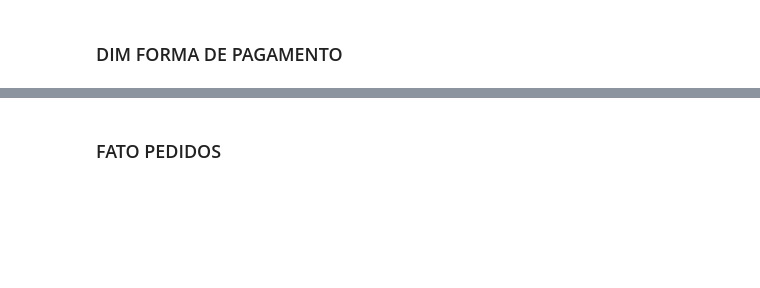
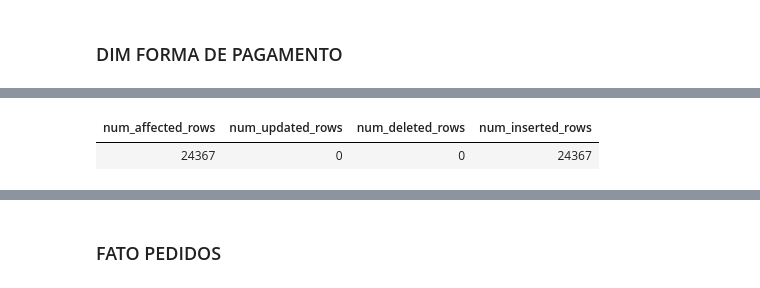
Before and after one commit to JoshuaFerreiraFaraco/trabalho_ed_jorge, a Jupyter notebook: scripts/Gold.ipynb, the cells around one changed output, grey strips where cells are left out. Drawn from its saved outputs; the diff is of its cells as text; code cells hidden in the pictures; blank space fills up the shorter version.

```diff
--- a/scripts/Gold.ipynb
+++ b/scripts/Gold.ipynb
@@ -357,27 +402,29 @@ df_pagamento.createOrReplaceTempView("forma_pagamento")
 # %%
 %sql
 MERGE INTO dim_forma_pagamento AS d
 USING (
-    SELECT cod_tipo
+    SELECT codigo_tipo as id_forma_pagamento
          , CASE
-            WHEN cod_tipo = 1 THEN 'Cartão'
-            WHEN cod_tipo = 2 THEN 'Boleto'
-            WHEN cod_tipo = 3 'Cancelado' THEN 'Pix'
-            ELSE 'Outro status'
-           END AS nome
+            WHEN codigo_tipo = 1 THEN 'Cartão'
+            WHEN codigo_tipo = 2 THEN 'Boleto'
+            WHEN codigo_tipo = 3 THEN 'Pix'
+           END AS forma_pagamento
     FROM forma_pagamento
 ) AS r
 ON d.id_forma_pagamento = r.id_forma_pagamento
 
 WHEN MATCHED AND (
     d.forma_pagamento <> r.forma_pagamento
 ) THEN
     UPDATE SET
         forma_pagamento = r.forma_pagamento
 
 WHEN NOT MATCHED THEN
     INSERT (id_forma_pagamento, forma_pagamento)
     VALUES (r.id_forma_pagamento, r.forma_pagamento);
+# %% [output]
+| num_affected_rows | num_updated_rows | num_deleted_rows | num_inserted_rows |
+| 24367 | 0 | 0 | 24367 |
 # %%
 %sql
 SELECT * FROM dim_forma_pagamento;
```
Also changed, not shown: parts of 18 cells of this notebook, 28 other files.
